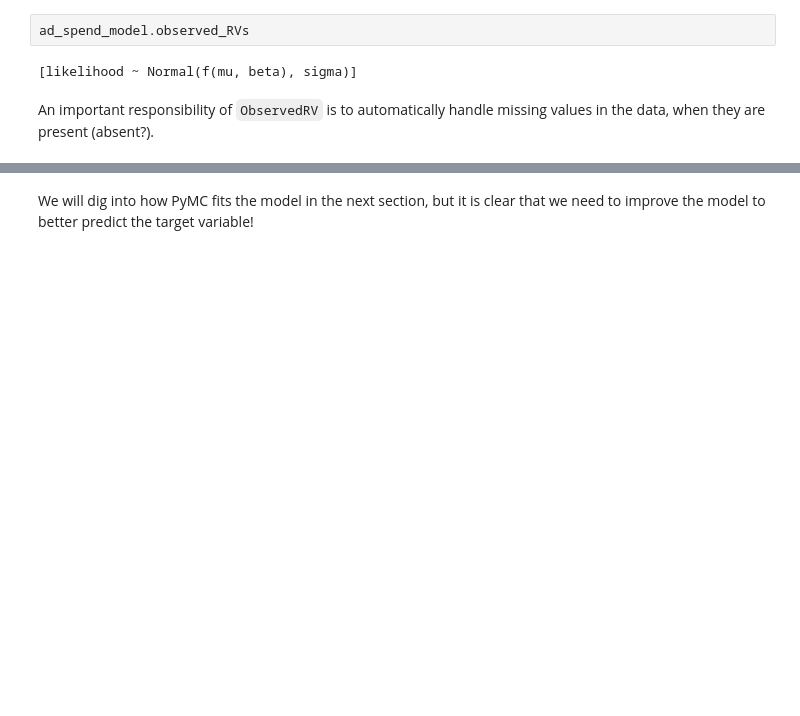
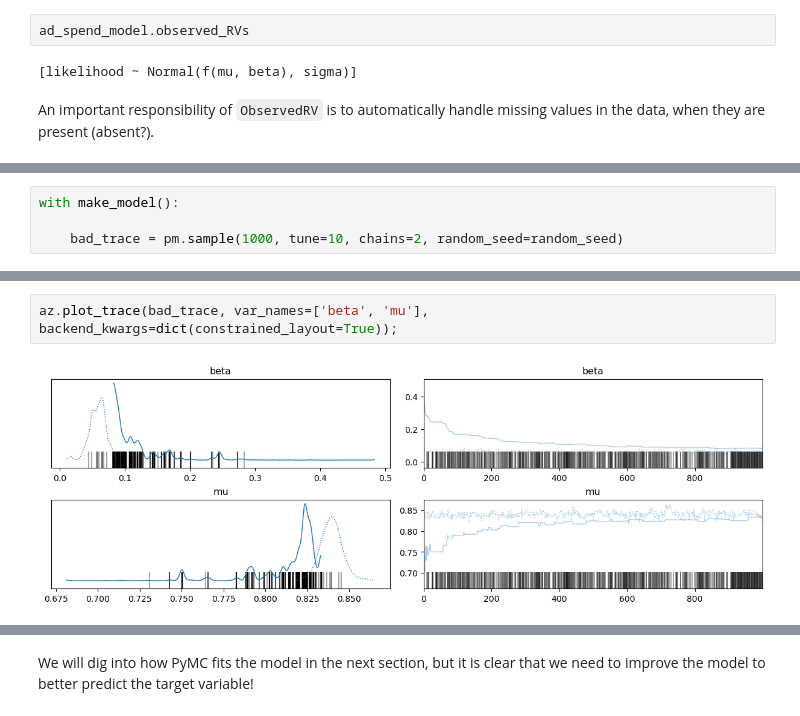
Before and after one commit to fonnesbeck/bayes_pydata_london_2024, a Jupyter notebook: pymc_intro.ipynb, the cells around one changed output, grey strips where cells are left out. Drawn from its saved outputs; the diff is of its cells as text; blank space fills up the shorter version.

```diff
--- a/pymc_intro.ipynb
+++ b/pymc_intro.ipynb
@@ -305,0 +516,4 @@ az.plot_posterior(trace, var_names=["mu", "beta", "sigma"], grid=(3, 1));
+# %%
+with make_model():
+
+    bad_trace = pm.sample(1000, tune=10, chains=2, random_seed=random_seed)
@@ -305,0 +533,4 @@ az.plot_posterior(trace, var_names=["mu", "beta", "sigma"], grid=(3, 1));
+# %%
+az.plot_trace(bad_trace, var_names=['beta', 'mu'], backend_kwargs=dict(constrained_layout=True));
+# %% [output]
+[figure, added]
```
Also changed, not shown: parts of 45 cells of this notebook, 1 other file.
